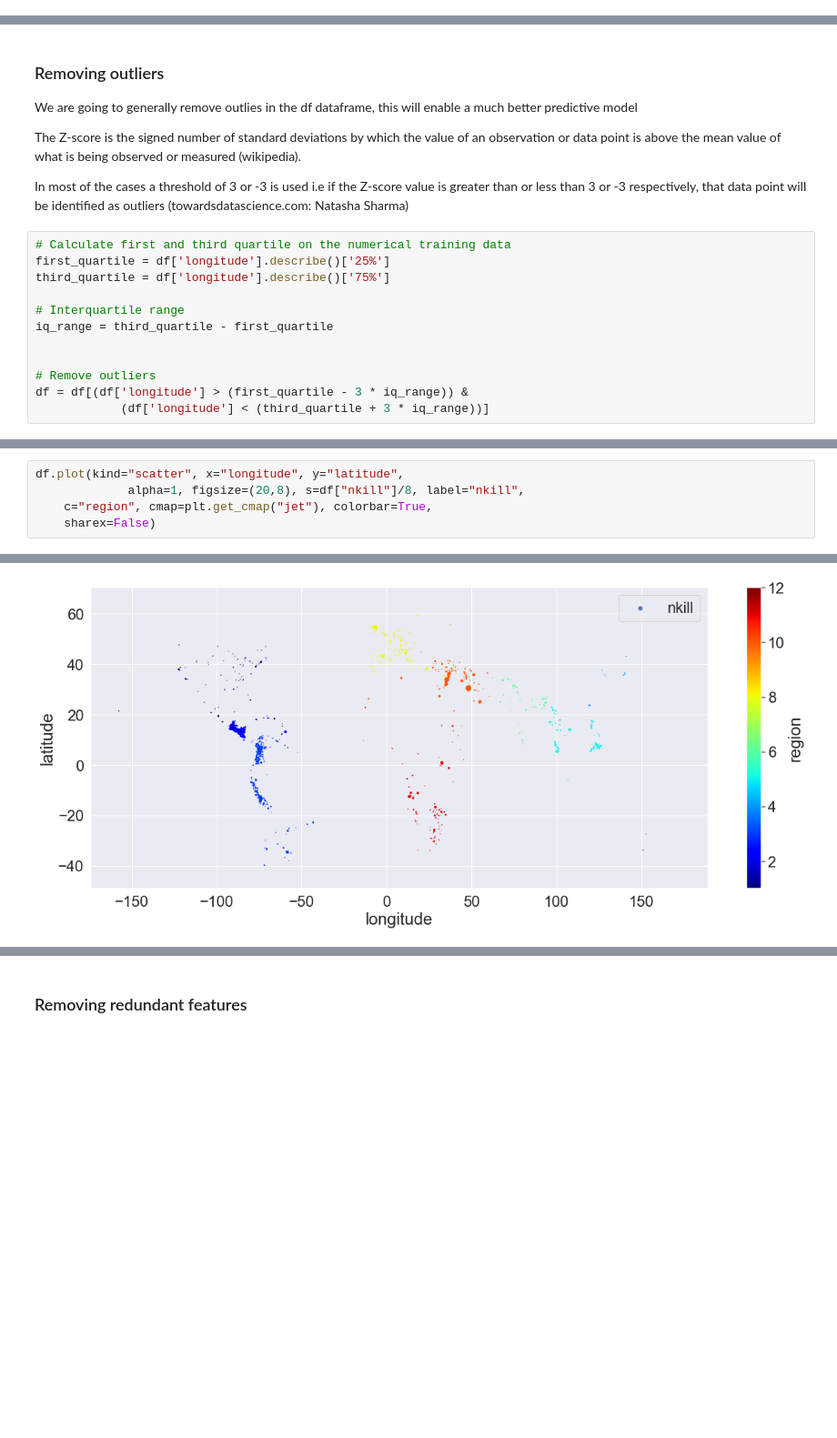
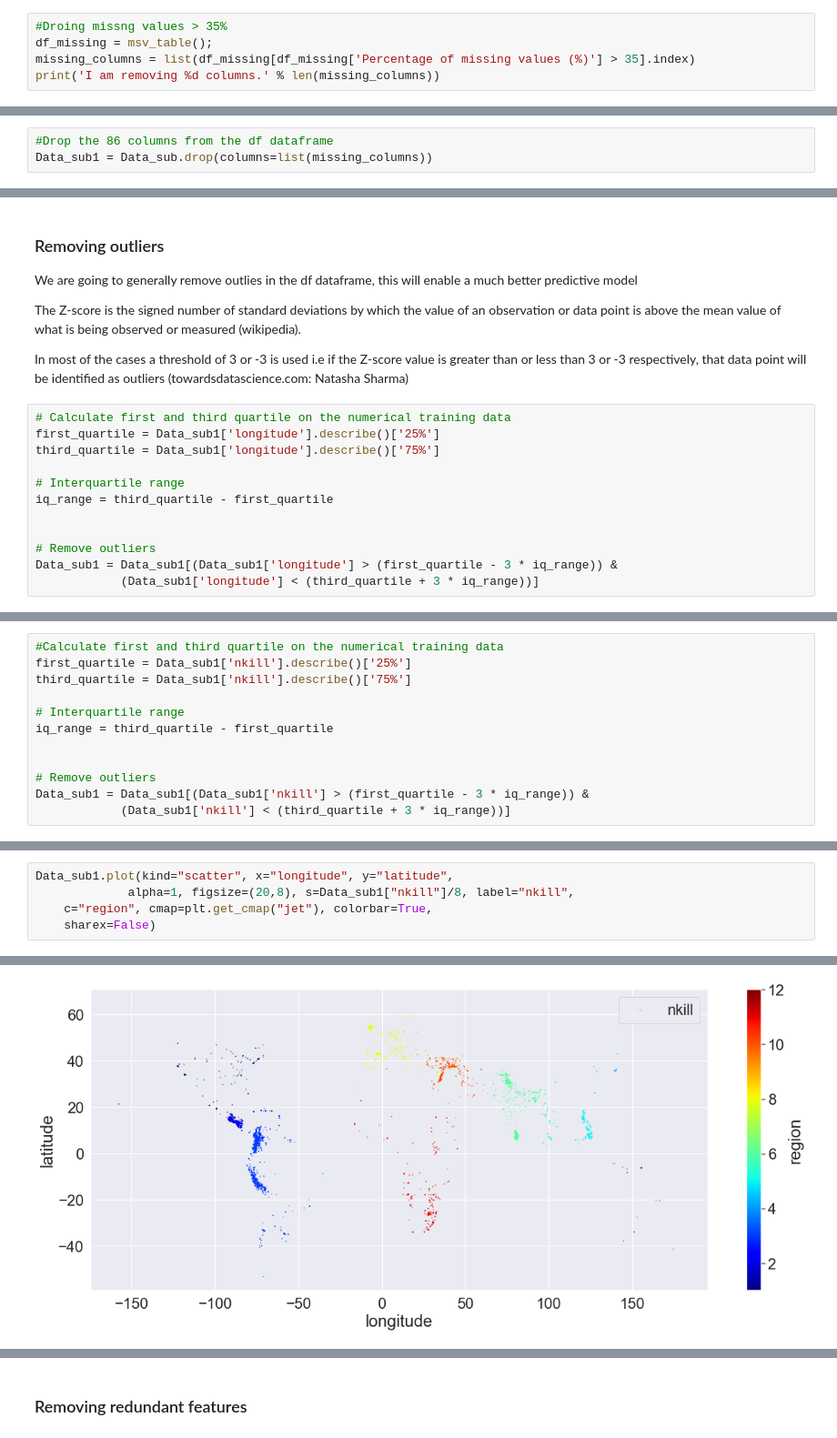
Before and after one commit to Paatosin/DS_ML, a Jupyter notebook: Classifier_for_Predicting_Group_Responsible_for_Global_Terrorism .ipynb, the cells around one changed output, grey strips where cells are left out. Shown at 91% size. Cells and saved outputs as stored; diff of their text form; blank space fills up the shorter version.

```diff
--- a/Classifier_for_Predicting_Group_Responsible_for_Global_Terrorism .ipynb
+++ b/Classifier_for_Predicting_Group_Responsible_for_Global_Terrorism .ipynb
@@ -272,0 +204,5 @@ The boxplots above shows that the longitude value is highly skewed as exhibted b
+# %%
+#Droing missng values > 35%
+df_missing = msv_table();
+missing_columns = list(df_missing[df_missing['Percentage of missing values (%)'] > 35].index)
+print('I am removing %d columns.' % len(missing_columns))
@@ -272,0 +213,3 @@ The boxplots above shows that the longitude value is highly skewed as exhibted b
+# %%
+#Drop the 86 columns from the df dataframe
+Data_sub1 = Data_sub.drop(columns=list(missing_columns))
@@ -280,14 +313,14 @@ The Z-score is the signed number of standard deviations by which the value of an
 In most of the cases a threshold of 3 or -3 is used i.e if the Z-score value is greater than or less than 3 or -3 respectively, that data point will be identified as outliers (towardsdatascience.com: Natasha Sharma)
 # %%
 # Calculate first and third quartile on the numerical training data
-first_quartile = df['longitude'].describe()['25%']
-third_quartile = df['longitude'].describe()['75%']
+first_quartile = Data_sub1['longitude'].describe()['25%']
+third_quartile = Data_sub1['longitude'].describe()['75%']
 
 # Interquartile range
 iq_range = third_quartile - first_quartile
 
 
 # Remove outliers
-df = df[(df['longitude'] > (first_quartile - 3 * iq_range)) &
-            (df['longitude'] < (third_quartile + 3 * iq_range))]
+Data_sub1 = Data_sub1[(Data_sub1['longitude'] > (first_quartile - 3 * iq_range)) &
+            (Data_sub1['longitude'] < (third_quartile + 3 * iq_range))]
 # %%
@@ -300,0 +337,12 @@ Histogram plot of the longitude feature after removing the outliers. The data is
+# %%
+#Calculate first and third quartile on the numerical training data
+first_quartile = Data_sub1['nkill'].describe()['25%']
+third_quartile = Data_sub1['nkill'].describe()['75%']
+
+# Interquartile range
+iq_range = third_quartile - first_quartile
+
+
+# Remove outliers
+Data_sub1 = Data_sub1[(Data_sub1['nkill'] > (first_quartile - 3 * iq_range)) &
+            (Data_sub1['nkill'] < (third_quartile + 3 * iq_range))]
@@ -301,9 +373,9 @@ Histogram plot of the longitude feature after removing the outliers. The data is
 # %%
-df.plot(kind="scatter", x="longitude", y="latitude",
-             alpha=1, figsize=(20,8), s=df["nkill"]/8, label="nkill",
+Data_sub1.plot(kind="scatter", x="longitude", y="latitude",
+             alpha=1, figsize=(20,8), s=Data_sub1["nkill"]/8, label="nkill",
     c="region", cmap=plt.get_cmap("jet"), colorbar=True,
     sharex=False)
 # %% [output]
 <matplotlib.axes._subplots.AxesSubplot at 0x...>
-[figure, old version]
+[figure, new version]
 # %% [markdown]
```
Also changed, not shown: parts of 133 cells of this notebook, 4 other files.
